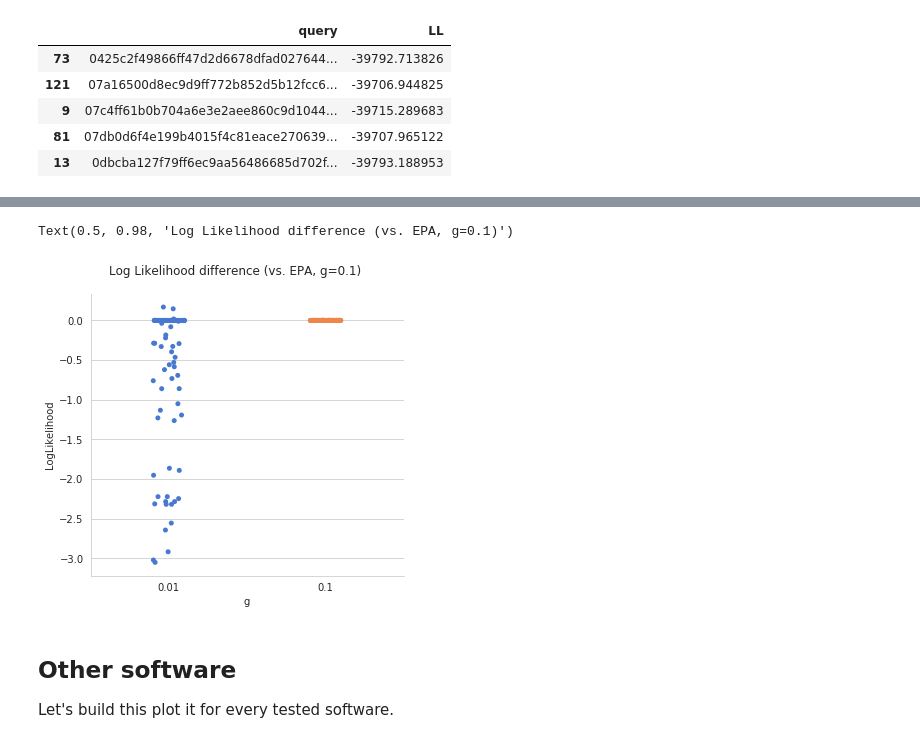
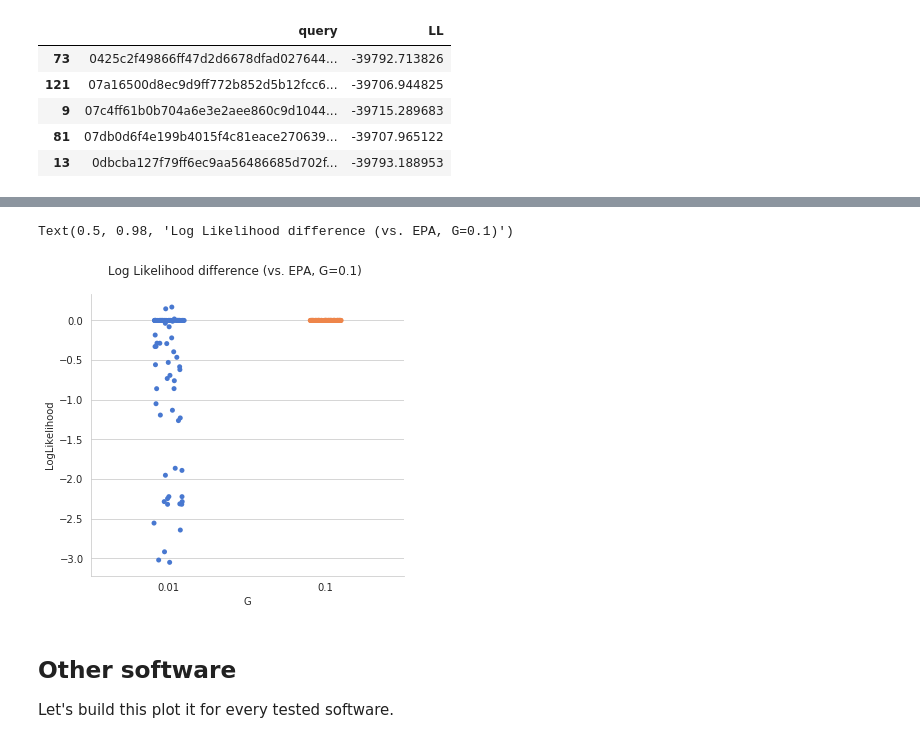
Before and after one commit to phylo42/PEWO, a Jupyter notebook: examples/6_placement_likelihood/ll_difference.ipynb, the cells around one changed output, grey strips where cells are left out. Saved outputs shown, nothing was run; the diff lists cells and outputs as text; code cells hidden in the pictures.

```diff
--- a/examples/6_placement_likelihood/ll_difference.ipynb
+++ b/examples/6_placement_likelihood/ll_difference.ipynb
@@ -44,0 +35,5 @@ df_epa.head()
+# %%
+epa_columns = ["software", "g", "query", "LL"]
+df_epa = df[df["software"] == "epa"][epa_columns].copy()
+df_epa.rename(columns={'g': 'G'}, inplace=True)
+df_epa.head()
@@ -53,7 +55,7 @@ Text(0.5, 0.98, 'Log Likelihood of extended trees')
 # %% [markdown]
 Let's compare LL values query-by-query, taking the [EPA, g=0.1] run as baseline.
 # %%
-baseline = df_epa[df_epa["g"] == 0.1][["query", "LL"]].copy()
+baseline = df_epa[df_epa["G"] == 0.1][["query", "LL"]].copy()
 baseline.sort_values("query", inplace=True)
 baseline.head()
 # %% [output]
@@ -86,11 +88,11 @@ df_epa.head()
 # %%
-ax = sns.catplot(data=df_epa, x="g", y="LL difference", palette="muted")
-ax.set_axis_labels("g", "LogLikelihood")
+ax = sns.catplot(data=df_epa, x="G", y="LL difference", palette="muted")
+ax.set_axis_labels("G", "LogLikelihood")
 plt.subplots_adjust(left=0.1, top=0.9)
-ax.fig.suptitle("Log Likelihood difference (vs. EPA, g=0.1)")
+ax.fig.suptitle("Log Likelihood difference (vs. EPA, G=0.1)")
 # %% [output]
-Text(0.5, 0.98, 'Log Likelihood difference (vs. EPA, g=0.1)')
+Text(0.5, 0.98, 'Log Likelihood difference (vs. EPA, G=0.1)')
-[figure, old version]
+[figure, new version]
 # %% [markdown]
 ## Other software
 
```
Also changed, not shown: parts of 12 cells of this notebook.
